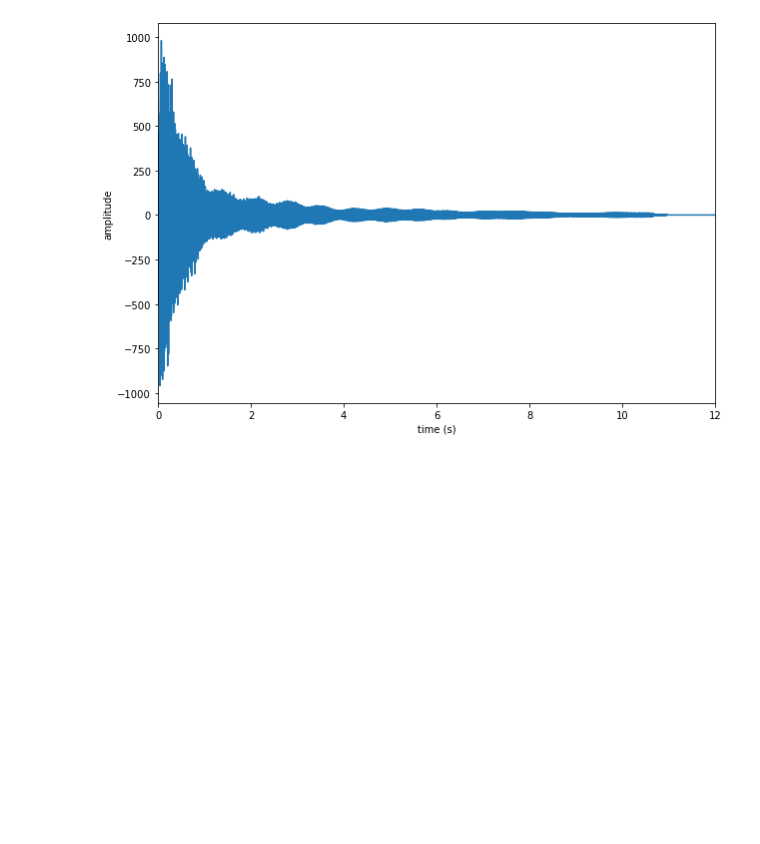
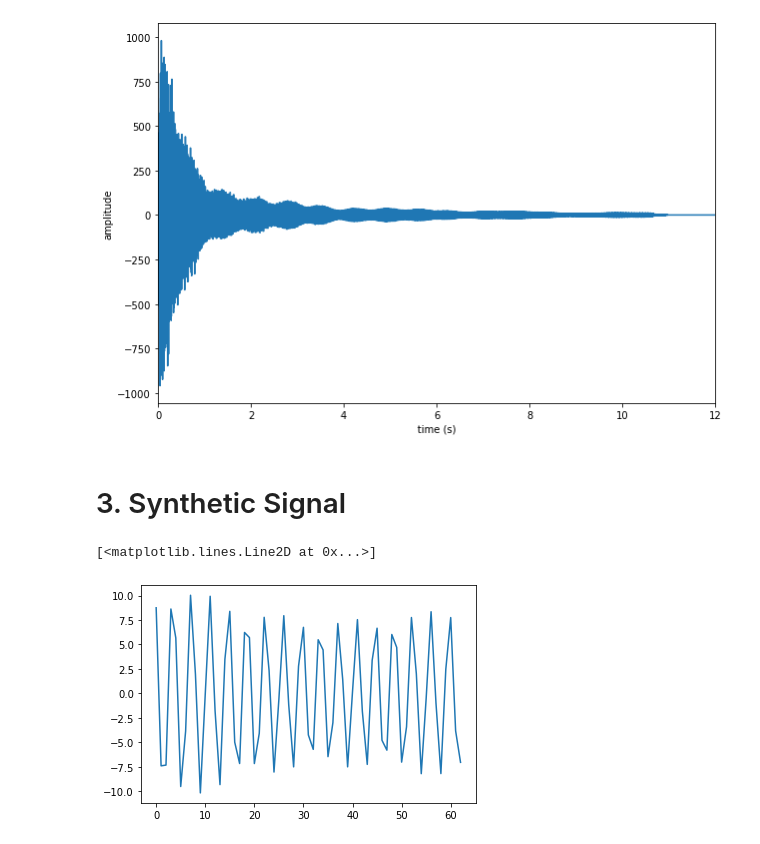
Before and after one commit to philux16/TP_High_Resolution_TSIA202b, a Jupyter notebook: Lab HR Python/template-TP-HR.ipynb, the cells around one changed output. Cells and saved outputs as stored; diff of their text form; code cells hidden in the pictures; blank space fills up the shorter version.

```diff
--- a/Lab HR Python/template-TP-HR.ipynb
+++ b/Lab HR Python/template-TP-HR.ipynb
@@ -86,3 +86,16 @@ plot_sound(x.reshape(len_x), times,0,12,w=10,h=7)
 [figure]
 # %%
 write('new_bell.wav', Fs, np.array(x.reshape(len_x), dtype=np.int16)) # to write a new wave file
+# %% [markdown]
+# 3. Synthetic Signal
+# %%
+delta = np.array([0,-0.005])
+N=63
+f=np.array([1/4,1/4+1/N])
+a=np.array([1,10])
+phi=np.random.uniform(-np.pi,np.pi)
+x=Synthesis(N,delta,f,a,phi)
+plt.plot(np.real(x))
+# %% [output]
+[<matplotlib.lines.Line2D at 0x...>]
+[figure, added]
```
Also changed, not shown: parts of 13 cells of this notebook, 1 other file.
